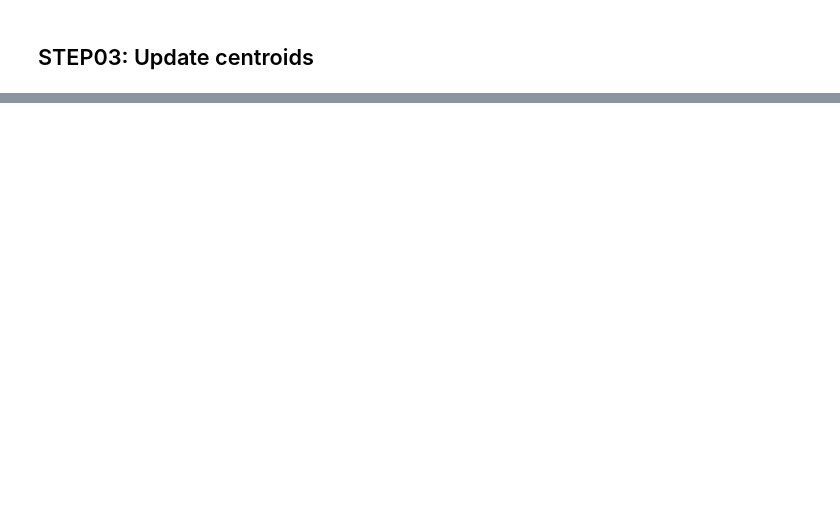
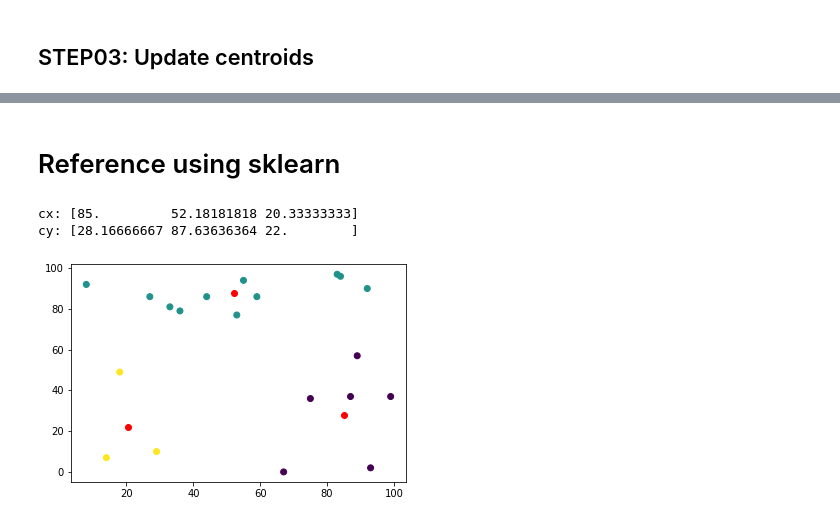
Before and after one commit to zzerross/algorithm, a Jupyter notebook: clustering/kmeans/python/KMeans.ipynb, the cells around one changed output, grey strips where cells are left out. Saved outputs shown, nothing was run; the diff lists cells and outputs as text; code cells hidden in the pictures; blank space fills up the shorter version.

```diff
--- a/clustering/kmeans/python/KMeans.ipynb
+++ b/clustering/kmeans/python/KMeans.ipynb
@@ -13,13 +16,7 @@ from copy import deepcopy
 # %%
-def charting(means_x, means_y, centroids, init_x=None, init_y=None):
-    if init_x is not None:
-        if init_y is not None:
-            print("     init_x:", init_x)
-            print("     init_y:", init_y)
-            plt.scatter(init_x, init_y, c="red")
-    # print("  centroids:", centroids)
-    print("    means_x:", means_x)
-    print("    means_y:", means_y)
-    plt.scatter(data_x, data_y, c=centroids)
-    plt.scatter(means_x, means_y, c="blue")
+def charting(dx, dy, dc, cx, cy):
+    print("cx:", cx)
+    print("cy:", cy)
+    plt.scatter(dx, dy, c=dc)
+    plt.scatter(cx, cy, c="red")
 # %%
@@ -37,10 +53,9 @@ def generate(generate):
 # %%
-data_n = 20
-df = generate(False)
-data_x = df.values[:, 0]
-data_y = df.values[:, 1]
+data = generate(20, 3, False)
+data_n = len(data)
+data_x = data[:, 0]
+data_y = data[:, 1]
+data_c = np.zeros(data_n)
 centroids_n = 3
-centroids = np.zeros(data_n)
-means_x = np.zeros(centroids_n)
-means_y = np.zeros(centroids_n)
-errors = np.zeros(centroids_n)
+centroids_x = np.zeros(centroids_n)
+centroids_y = np.zeros(centroids_n)
@@ -49,6 +61,0 @@ errors = np.zeros(centroids_n)
-# %%
-def sklean_kmeans():
-    kmeans = KMeans(n_clusters=centroids_n).fit(df.values)
-    charting(kmeans.cluster_centers_[:, 0], kmeans.cluster_centers_[:, 1], kmeans.labels_)
-
-sklean_kmeans()
@@ -202,0 +162,12 @@ ImadDabburaKmeans()
+# %% [markdown]
+# Reference using sklearn
+# %%
+def sklean_kmeans(d, n):
+    k = KMeans(n_clusters=n).fit(d)
+    charting(d[:, 0], d[:, 1], k.labels_, k.cluster_centers_[:, 0], k.cluster_centers_[:, 1])
+
+sklean_kmeans(data, centroids_n)
+# %% [output]
+cx: [85.         52.18181818 20.33333333]
+cy: [28.16666667 87.63636364 22.        ]
+[figure, added]
```
Also changed, not shown: parts of 19 cells of this notebook, 2 other files.
